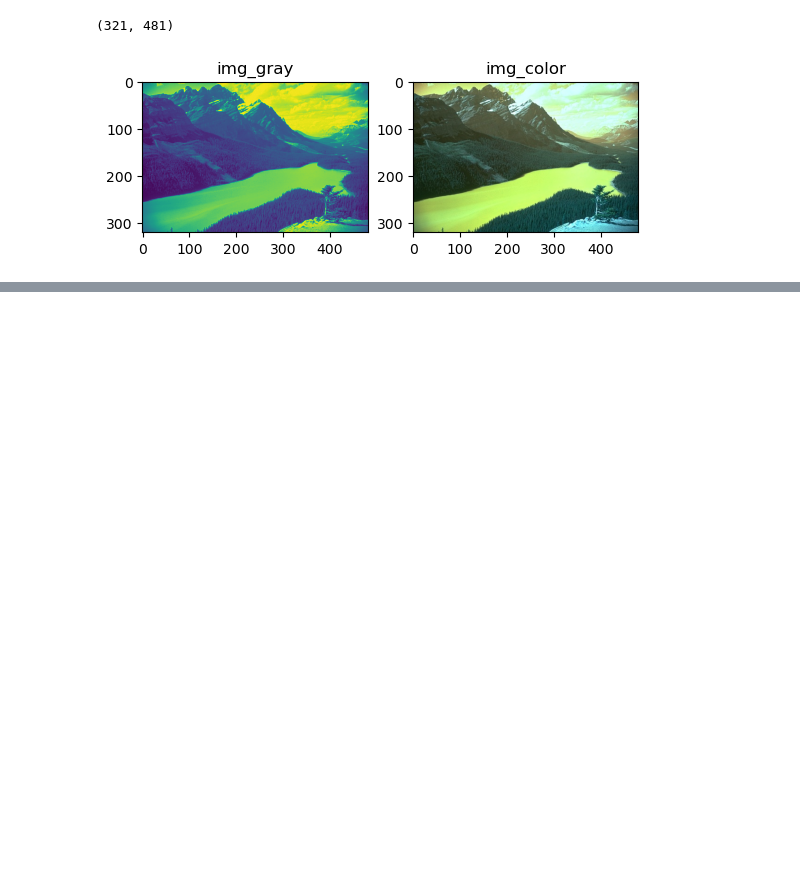
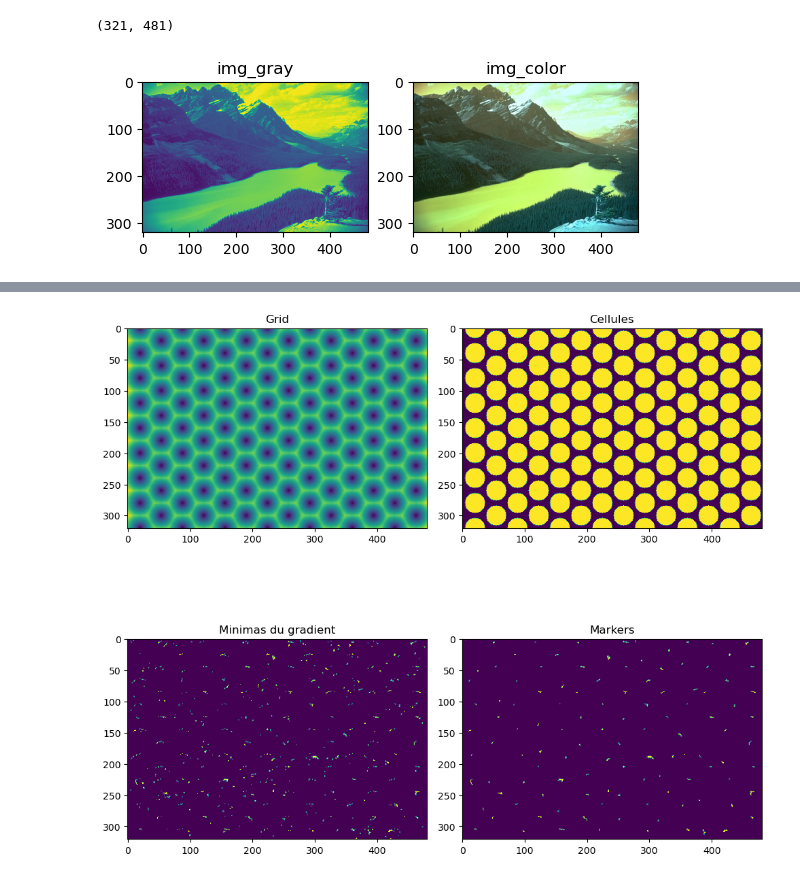
Before and after one commit to cvincent13/ProjetIMA, a Jupyter notebook: Waterpixel.ipynb, the cells around one changed output, grey strips where cells are left out. Cells and saved outputs as stored; diff of their text form; code cells hidden in the pictures; blank space fills up the shorter version.

```diff
--- a/Waterpixel.ipynb
+++ b/Waterpixel.ipynb
@@ -337 +378,23 @@ img_connected_markers = img_from_markers(connected_markers, (n, m))
+# %%
+# Grid
+img_centers=np.zeros((n, m))
+centers, centers_coordinates = cell_centers(img_gray, sp_in_line, grid='hexa')
+img_centers=img_centers+centers
+carte_dist_cells=carte_distance(img_centers)
+
+# Cellules
+carte_cells_seuil = seuillage(carte_dist_cells, seuil)
+
+# Minimas du gradient
+_, cells = tagging(carte_cells_seuil)
+markers = get_markers(cells, filt_grad)
+img_markers = img_from_markers(markers, (n, m))
+
+# Markers
+connected_markers = get_connected_markers(markers, (n, m))
+img_connected_markers = img_from_markers(connected_markers, (n, m))
+
+plot_images(carte_dist_cells, carte_cells_seuil, img_markers, img_connected_markers)
+# %% [output]
+[figure, added]
 # %%
```
Also changed, not shown: parts of 7 cells of this notebook.
